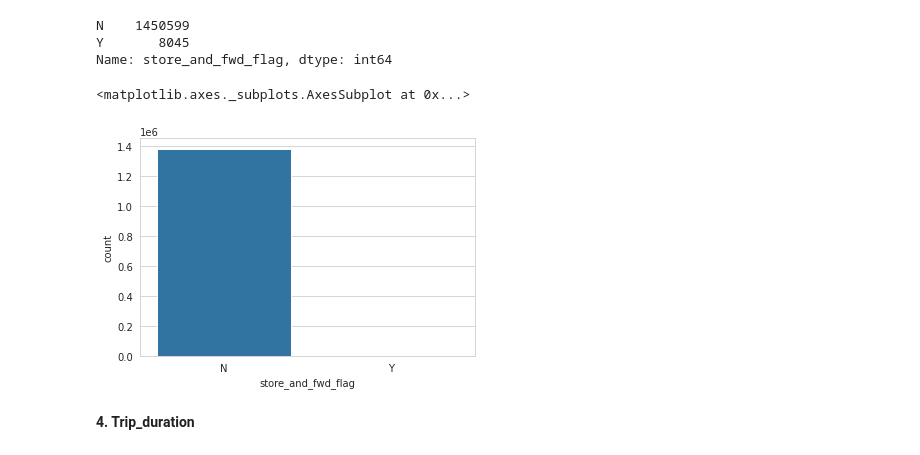
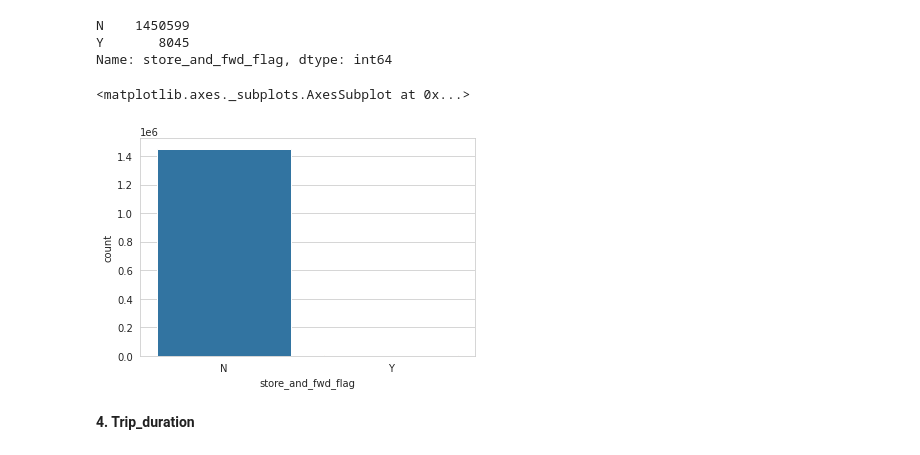
Before and after one commit to ad709kr/NYC-Taxi-Trip-Time-Predction, a Jupyter notebook: NYC_trip_time_prediction_individual.ipynb, the cells around one changed output. Cells and saved outputs as stored; diff of their text form; code cells hidden in the pictures.

```diff
--- a/NYC_trip_time_prediction_individual.ipynb
+++ b/NYC_trip_time_prediction_individual.ipynb
@@ -138,7 +141,7 @@ df['dropoff_minute']=df['dropoff_datetime'].dt.minute
 def great_circle_distance(pickup_latitude,pickup_longitude,dropoff_latitude,dropoff_longitude):
   pickup = (pickup_latitude,pickup_longitude)
   dropoff = (dropoff_latitude,dropoff_longitude)
-  return great_circle(pickup,dropoff).km
+  return great_circle(pickup,dropoff).miles
 
 '''def second_distance(pickup_latitude,pickup_longitude,dropoff_latitude,dropoff_longitude):
   r = 6371.0
@@ -390,10 +388,10 @@ Y       8045
 Name: store_and_fwd_flag, dtype: int64
 # %%
 #store_and_fwd_flag
-sns.countplot(new_data1['store_and_fwd_flag'])
+sns.countplot(df['store_and_fwd_flag'])
 # %% [output]
 <matplotlib.axes._subplots.AxesSubplot at 0x...>
-[figure, old version]
+[figure, new version]
 # %% [markdown]
 **4. Trip_duration**
 # %%
```
Also changed, not shown: parts of 45 cells of this notebook.
